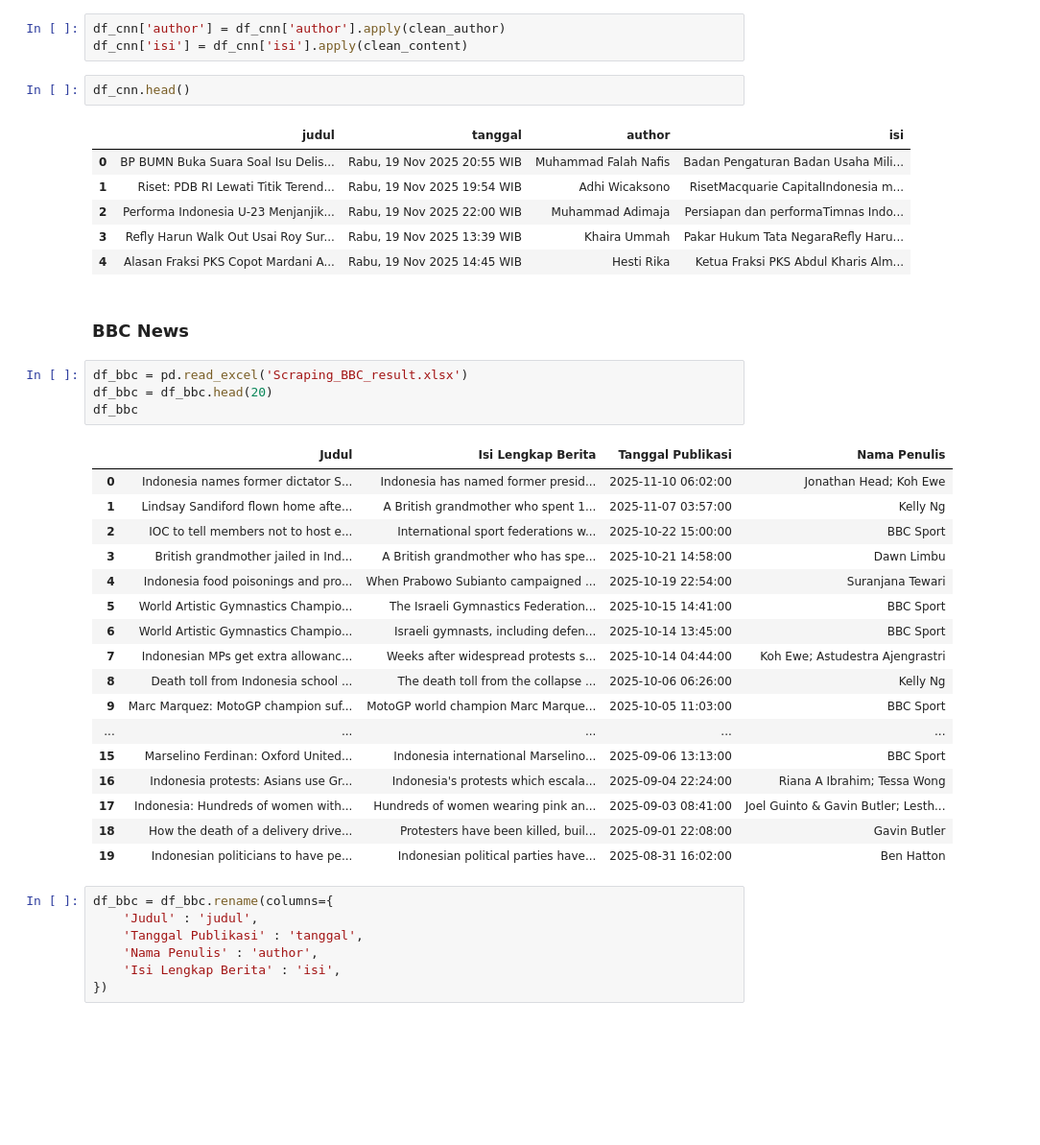
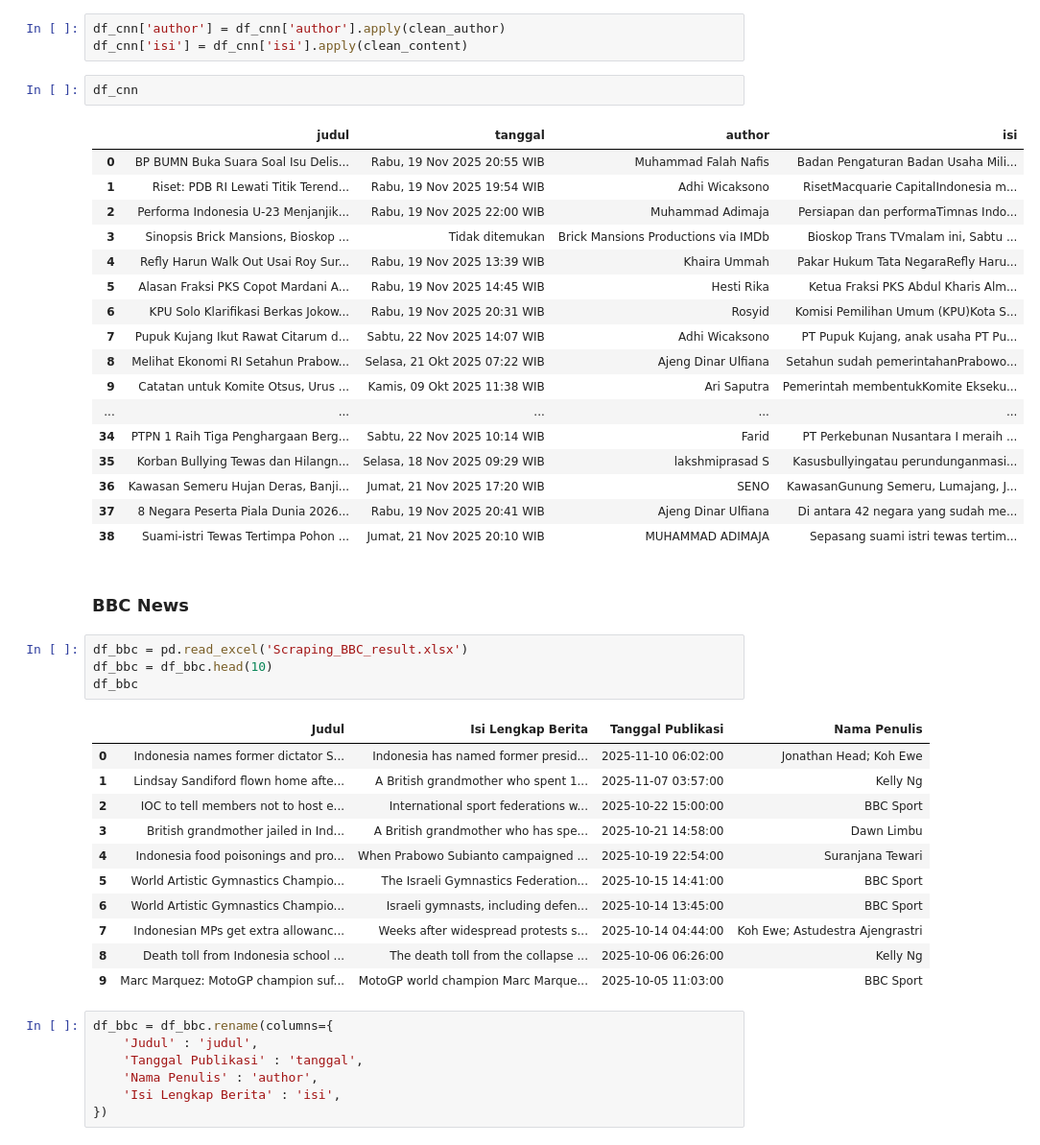
Before and after one commit to RizkyMlana/Scraping-CNNIndonesia, a Jupyter notebook: scraping.ipynb, the cells around one changed output. Shown: that part at 96% size. Cells and saved outputs as stored; diff of their text form; blank space fills up the shorter version.

```diff
--- a/scraping.ipynb
+++ b/scraping.ipynb
@@ -177,19 +186,30 @@ df_cnn = pd.read_csv('cnnindo.csv')
 df_cnn['author'] = df_cnn['author'].apply(clean_author)
 df_cnn['isi'] = df_cnn['isi'].apply(clean_content)
 # %%
-df_cnn.head()
+df_cnn
 # %% [output]
 |  | judul | tanggal | author | isi |
 | 0 | BP BUMN Buka Suara Soal Isu Delis... | Rabu, 19 Nov 2025 20:55 WIB | Muhammad Falah Nafis | Badan Pengaturan Badan Usaha Mili... |
 | 1 | Riset: PDB RI Lewati Titik Terend... | Rabu, 19 Nov 2025 19:54 WIB | Adhi Wicaksono | RisetMacquarie CapitalIndonesia m... |
 | 2 | Performa Indonesia U-23 Menjanjik... | Rabu, 19 Nov 2025 22:00 WIB | Muhammad Adimaja | Persiapan dan performaTimnas Indo... |
-| 3 | Refly Harun Walk Out Usai Roy Sur... | Rabu, 19 Nov 2025 13:39 WIB | Khaira Ummah | Pakar Hukum Tata NegaraRefly Haru... |
-| 4 | Alasan Fraksi PKS Copot Mardani A... | Rabu, 19 Nov 2025 14:45 WIB | Hesti Rika | Ketua Fraksi PKS Abdul Kharis Alm... |
+| 3 | Sinopsis Brick Mansions, Bioskop ... | Tidak ditemukan | Brick Mansions Productions via IMDb | Bioskop Trans TVmalam ini, Sabtu ... |
+| 4 | Refly Harun Walk Out Usai Roy Sur... | Rabu, 19 Nov 2025 13:39 WIB | Khaira Ummah | Pakar Hukum Tata NegaraRefly Haru... |
+| 5 | Alasan Fraksi PKS Copot Mardani A... | Rabu, 19 Nov 2025 14:45 WIB | Hesti Rika | Ketua Fraksi PKS Abdul Kharis Alm... |
+| 6 | KPU Solo Klarifikasi Berkas Jokow... | Rabu, 19 Nov 2025 20:31 WIB | Rosyid | Komisi Pemilihan Umum (KPU)Kota S... |
+| 7 | Pupuk Kujang Ikut Rawat Citarum d... | Sabtu, 22 Nov 2025 14:07 WIB | Adhi Wicaksono | PT Pupuk Kujang, anak usaha PT Pu... |
+| 8 | Melihat Ekonomi RI Setahun Prabow... | Selasa, 21 Okt 2025 07:22 WIB | Ajeng Dinar Ulfiana | Setahun sudah pemerintahanPrabowo... |
+| 9 | Catatan untuk Komite Otsus, Urus ... | Kamis, 09 Okt 2025 11:38 WIB | Ari Saputra | Pemerintah membentukKomite Ekseku... |
+| ... | ... | ... | ... | ... |
+| 34 | PTPN 1 Raih Tiga Penghargaan Berg... | Sabtu, 22 Nov 2025 10:14 WIB | Farid | PT Perkebunan Nusantara I meraih ... |
+| 35 | Korban Bullying Tewas dan Hilangn... | Selasa, 18 Nov 2025 09:29 WIB | lakshmiprasad S | Kasusbullyingatau perundunganmasi... |
+| 36 | Kawasan Semeru Hujan Deras, Banji... | Jumat, 21 Nov 2025 17:20 WIB | SENO | KawasanGunung Semeru, Lumajang, J... |
+| 37 | 8 Negara Peserta Piala Dunia 2026... | Rabu, 19 Nov 2025 20:41 WIB | Ajeng Dinar Ulfiana | Di antara 42 negara yang sudah me... |
+| 38 | Suami-istri Tewas Tertimpa Pohon ... | Jumat, 21 Nov 2025 20:10 WIB | MUHAMMAD ADIMAJA | Sepasang suami istri tewas tertim... |
 # %% [markdown]
 ### BBC News
 # %%
 df_bbc = pd.read_excel('Scraping_BBC_result.xlsx')
-df_bbc = df_bbc.head(20)
+df_bbc = df_bbc.head(10)
 df_bbc
 # %% [output]
 |  | Judul | Isi Lengkap Berita | Tanggal Publikasi | Nama Penulis |
@@ -203,12 +223,6 @@ df_bbc
 | 7 | Indonesian MPs get extra allowanc... | Weeks after widespread protests s... | 2025-10-14 04:44:00 | Koh Ewe; Astudestra Ajengrastri |
 | 8 | Death toll from Indonesia school ... | The death toll from the collapse ... | 2025-10-06 06:26:00 | Kelly Ng |
 | 9 | Marc Marquez: MotoGP champion suf... | MotoGP world champion Marc Marque... | 2025-10-05 11:03:00 | BBC Sport |
-| ... | ... | ... | ... | ... |
-| 15 | Marselino Ferdinan: Oxford United... | Indonesia international Marselino... | 2025-09-06 13:13:00 | BBC Sport |
-| 16 | Indonesia protests: Asians use Gr... | Indonesia's protests which escala... | 2025-09-04 22:24:00 | Riana A Ibrahim; Tessa Wong |
-| 17 | Indonesia: Hundreds of women with... | Hundreds of women wearing pink an... | 2025-09-03 08:41:00 | Joel Guinto & Gavin Butler; Lesth... |
-| 18 | How the death of a delivery drive... | Protesters have been killed, buil... | 2025-09-01 22:08:00 | Gavin Butler |
-| 19 | Indonesian politicians to have pe... | Indonesian political parties have... | 2025-08-31 16:02:00 | Ben Hatton |
 # %%
 df_bbc = df_bbc.rename(columns={
     'Judul' : 'judul',
```
Also changed, not shown: parts of 11 cells of this notebook.
